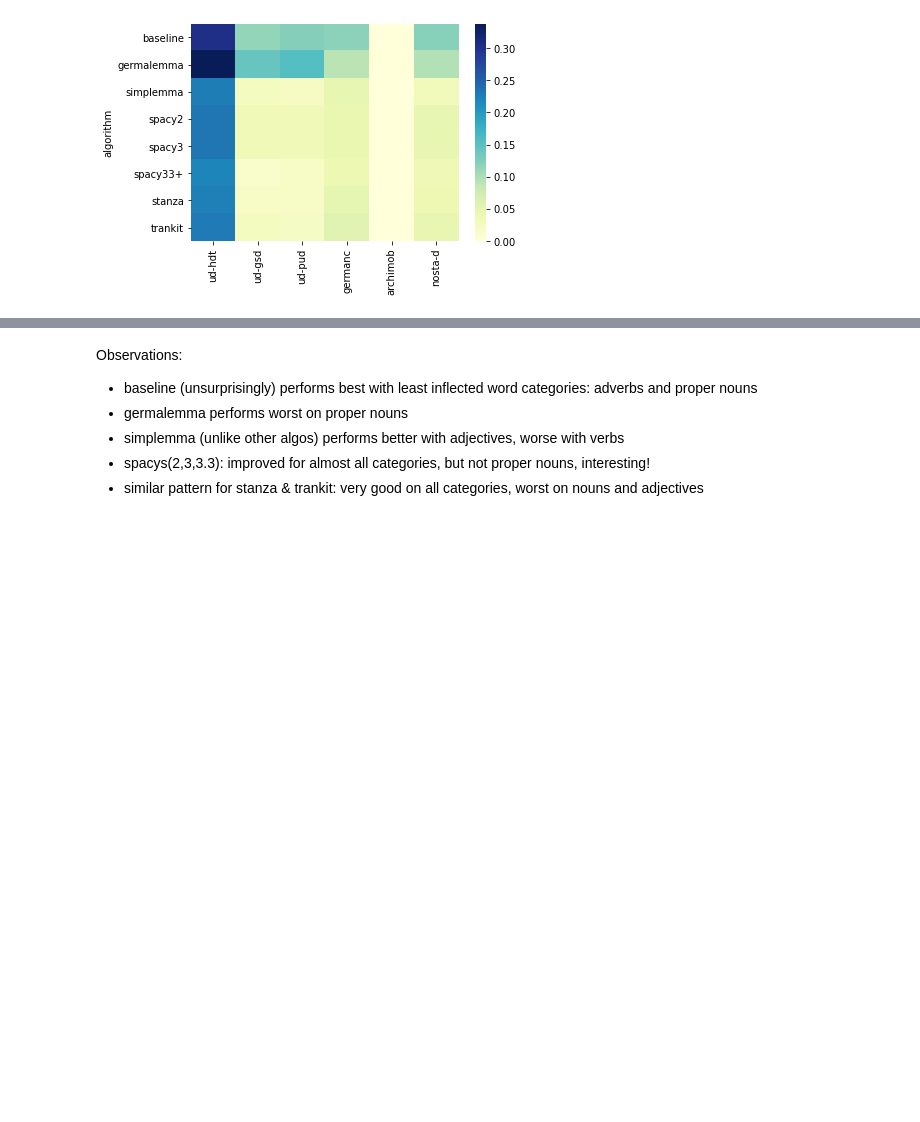
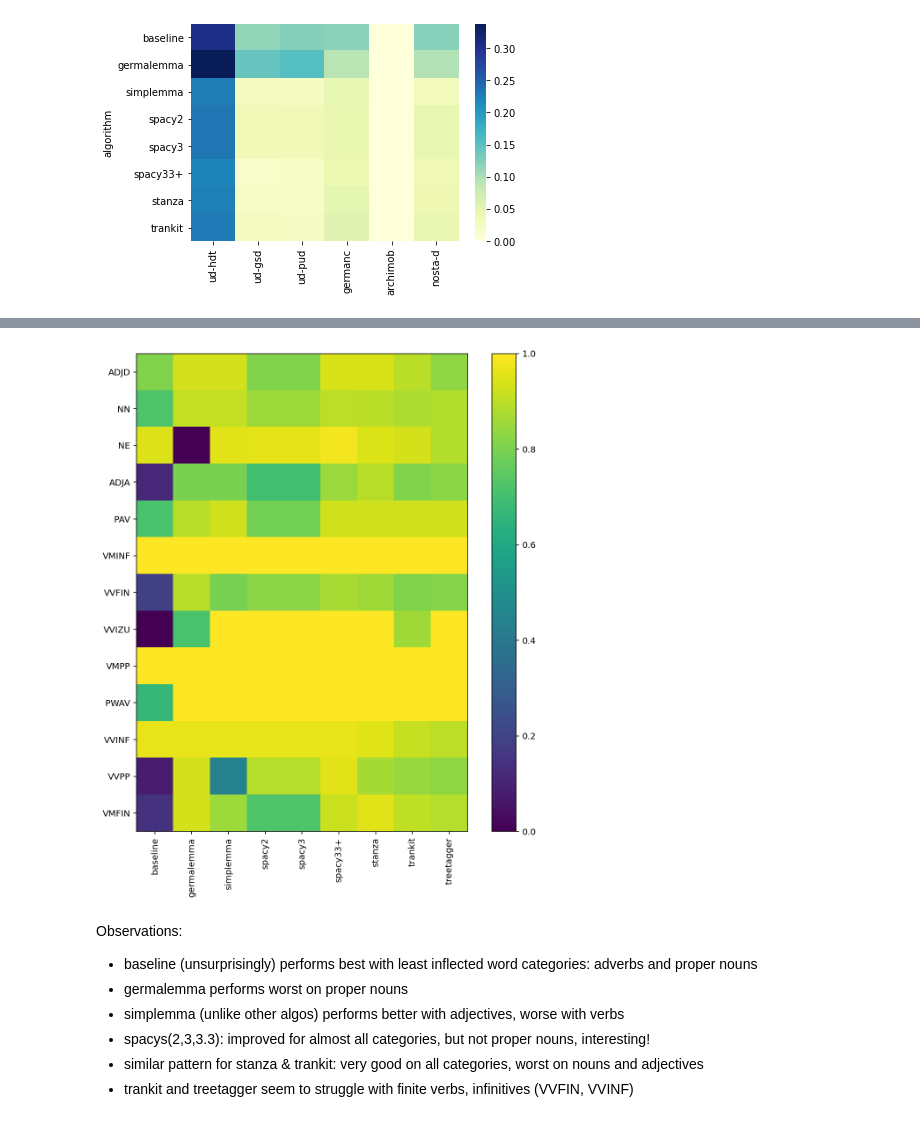
Before and after one commit to zentrum-lexikographie/eval-de-lemma, a Jupyter notebook: nbs/evaluation.ipynb, the cells around one changed output, grey strips where cells are left out. Saved outputs shown, nothing was run; the diff lists cells and outputs as text; code cells hidden in the pictures; blank space fills up the shorter version.

```diff
--- a/nbs/evaluation.ipynb
+++ b/nbs/evaluation.ipynb
@@ -239,17 +281,19 @@ generate_table(data, ['metrics','overall','levenshtein-wordlen'])
 # no huge difference between different levenshtein measures
 # (for algos and corpora, but maybe diff with POS?)
 # %%
-# pos tag comparison based on accuracy
-pos = pd.DataFrame(dtype='float')
-dataset = "nosta-d-tuebadz-orig"
-
-for item in data:
-    lem = item["lemmatizer"]
-    if (item['dataset'] == dataset) and (item["lemmatizer"] in algos) and \
-    (item["lemmatizer"] not in pos.columns) and ('metrics' in item):
-        tmp = pd.DataFrame.from_dict(item['metrics']).T
-        tmp[lem] = tmp['accuracy']
-        pos = pd.merge(pos, tmp[lem], left_index=True, right_index=True, how='right')
-
-# UPOS and XPOS tags
-upos, xpos = pos.iloc[1:6,:], pos.iloc[6:,:]
+# comparison by pos tag
+def analysis_by_pos(dataset, metric='accuracy', split_uxpos=True):
+    pos = pd.DataFrame(dtype='float')
+    for item in data:
+        lem = item["lemmatizer"]
+        if (item['dataset'] == dataset) and (item["lemmatizer"] in algos) and \
+        (item["lemmatizer"] not in pos.columns) and ('metrics' in item):
+            tmp = pd.DataFrame.from_dict(item['metrics']).T
+            tmp[lem] = tmp[metric]
+            pos = pd.merge(pos, tmp[lem], left_index=True, right_index=True, how='right')
+    dfs = [pos]
+    if split_uxpos:
+        # UPOS and XPOS tags
+        upos, xpos = pos.iloc[1:6,:], pos.iloc[6:,:]
+        dfs += [upos, xpos]
+    return dfs
@@ -281,0 +300,2 @@ xpos
+# %%
+pos, upos, xpos = analysis_by_pos("nosta-d-tuebadz-orig")
@@ -297,3 +340,7 @@ pos_figure(upos)
+# %%
+pos_figure(xpos)
+# %% [output]
+[figure, added]
 # %% [markdown]
 Observations:
 * baseline (unsurprisingly) performs best with least inflected word categories: adverbs and proper nouns
@@ -301,3 +348,4 @@ Observations:
 * simplemma (unlike other algos) performs better with adjectives, worse with verbs
 * spacys(2,3,3.3): improved for almost all categories, but not proper nouns, interesting!
 * similar pattern for stanza & trankit: very good on all categories, worst on nouns and adjectives
+* trankit and treetagger seem to struggle with finite verbs, infinitives (VVFIN, VVINF)
```
Also changed, not shown: parts of 23 cells of this notebook.
